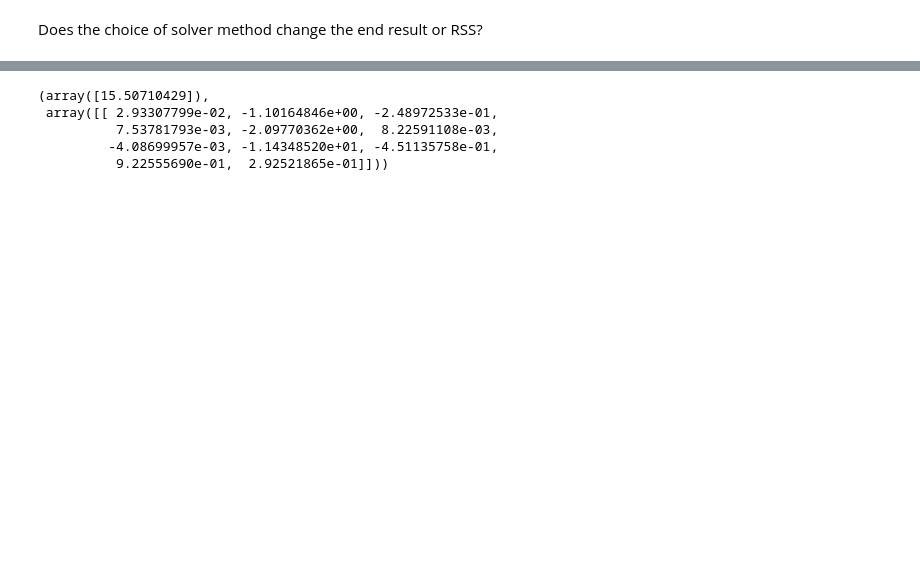
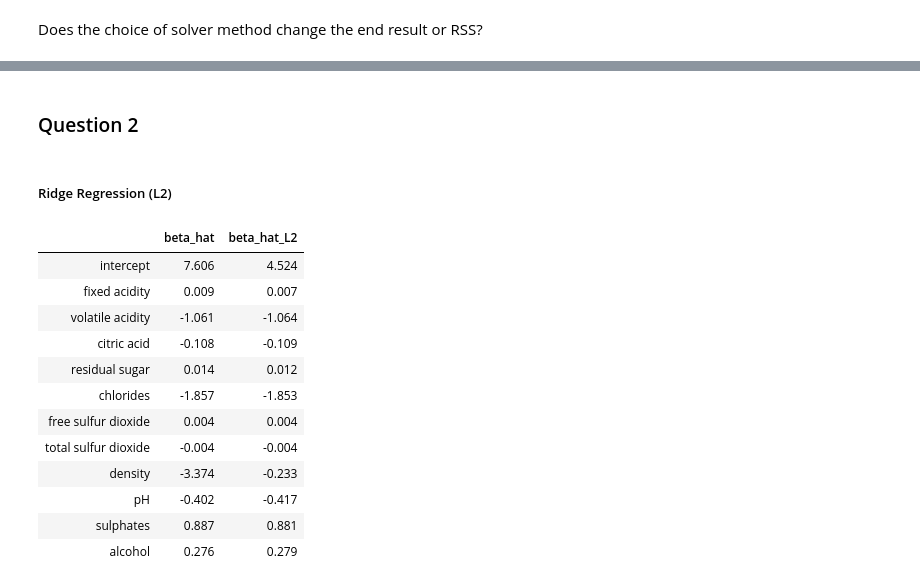
Before and after one commit to r50206v/E4571-Personalization-and-Recommendation-System, a Jupyter notebook: hw1/hw1.ipynb, the cells around one changed output, grey strips where cells are left out. Saved outputs shown, nothing was run; the diff lists cells and outputs as text; code cells hidden in the pictures; blank space fills up the shorter version.

```diff
--- a/hw1/hw1.ipynb
+++ b/hw1/hw1.ipynb
@@ -189,11 +247,46 @@ new RSS:  530.8642091206292
-# %%
-from sklearn.linear_model import LinearRegression
-lr = LinearRegression()
-lr.fit(X_train, y_train)
-lr.intercept_, lr.coef_
-# %% [output]
-(array([15.50710429]),
- array([[ 2.93307799e-02, -1.10164846e+00, -2.48972533e-01,
-          7.53781793e-03, -2.09770362e+00,  8.22591108e-03,
-         -4.08699957e-03, -1.14348520e+01, -4.51135758e-01,
-          9.22555690e-01,  2.92521865e-01]]))
+# %% [markdown]
+### Question 2
+# %%
+def RSS(beta, X, y, penalty=None, lam=0.01):
+    tmp = pd.concat([y, predict(beta, X)], axis=1)
+
+    if pd.isnull(tmp).any(axis=1).sum():
+        raise ValueError("y and y_hat indexes are mismatched")
+
+
+    if penalty == "l1":
+        penalty = lam * sum(abs(beta[1:])
+                           )
+    elif penalty == "l2":
+        penalty = lam * sum(beta[1:]**2)
+
+    else:
+        penalty = 0
+
+    return tmp.apply(lambda s: (s[0] - s[1])**2, axis=1).sum() + penalty
+# %% [markdown]
+##### Ridge Regression (L2)
+# %%
+beta = np.random.normal(0, 1, (X_train.shape[1] + 1, 1))
+opt = minimize(fun=RSS, x0=beta, args=(X_train, y_train, "l2"))
+beta_hat_L2 = opt.x
+# %%
+pd.DataFrame(
+    np.array([beta_hat, beta_hat_L2]).T,
+    index=["intercept"] + X_train.columns.values.tolist(),
+    columns=["beta_hat", "beta_hat_L2"]
+).round(3)
+# %% [output]
+|  | beta_hat | beta_hat_L2 |
+| intercept | 7.606 | 4.524 |
+| fixed acidity | 0.009 | 0.007 |
+| volatile acidity | -1.061 | -1.064 |
+| citric acid | -0.108 | -0.109 |
+| residual sugar | 0.014 | 0.012 |
+| chlorides | -1.857 | -1.853 |
+| free sulfur dioxide | 0.004 | 0.004 |
+| total sulfur dioxide | -0.004 | -0.004 |
+| density | -3.374 | -0.233 |
+| pH | -0.402 | -0.417 |
+| sulphates | 0.887 | 0.881 |
+| alcohol | 0.276 | 0.279 |
```
Also changed, not shown: parts of 28 cells of this notebook.
